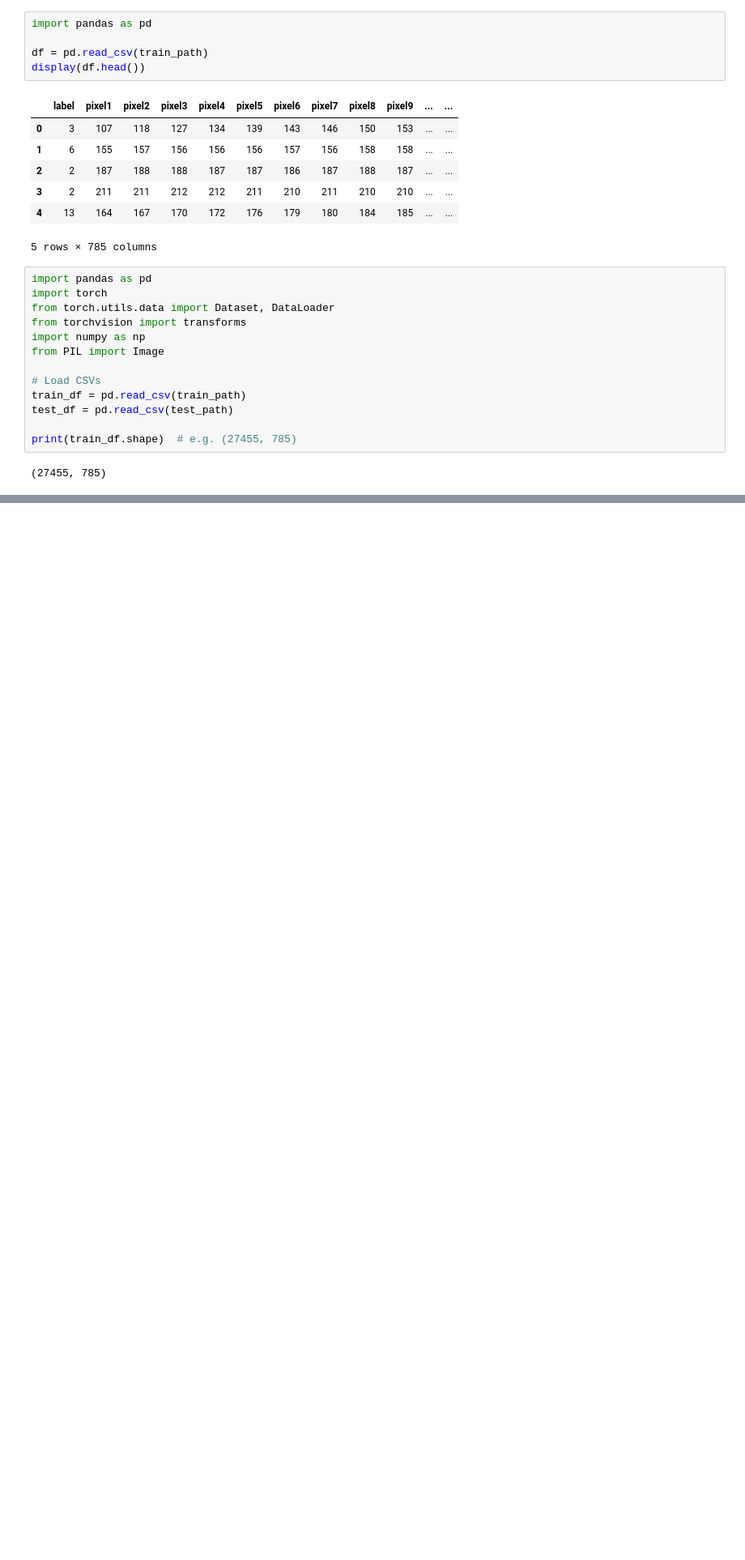
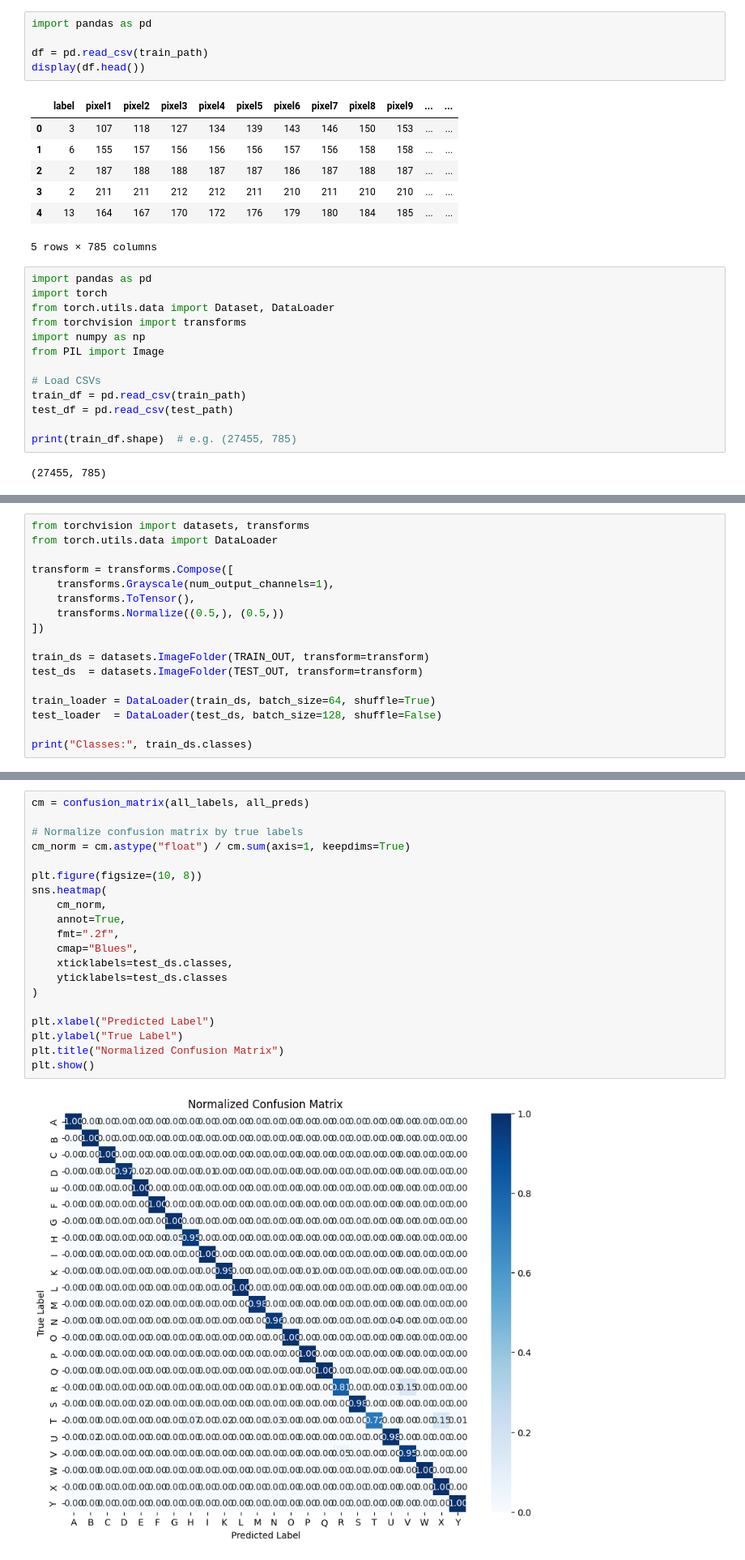
Before and after one commit to NLalithChaitanya/Sign_Language_recognition, a Jupyter notebook: sign_lang.ipynb, the cells around one changed output, grey strips where cells are left out. Shown at 81% size. Drawn from its saved outputs; the diff is of its cells as text; blank space fills up the shorter version.

Commit message:
Finalize sign language recognition pipeline with training, evaluation, and inference

```diff
--- a/sign_lang.ipynb
+++ b/sign_lang.ipynb
@@ -544,0 +151,17 @@ plt.show()
+# %%
+from torchvision import datasets, transforms
+from torch.utils.data import DataLoader
+
+transform = transforms.Compose([
+    transforms.Grayscale(num_output_channels=1),
+    transforms.ToTensor(),
+    transforms.Normalize((0.5,), (0.5,))
+])
+
+train_ds = datasets.ImageFolder(TRAIN_OUT, transform=transform)
+test_ds  = datasets.ImageFolder(TEST_OUT, transform=transform)
+
+train_loader = DataLoader(train_ds, batch_size=64, shuffle=True)
+test_loader  = DataLoader(test_ds, batch_size=128, shuffle=False)
+
+print("Classes:", train_ds.classes)
@@ -544,0 +382,22 @@ plt.show()
+# %%
+cm = confusion_matrix(all_labels, all_preds)
+
+# Normalize confusion matrix by true labels
+cm_norm = cm.astype("float") / cm.sum(axis=1, keepdims=True)
+
+plt.figure(figsize=(10, 8))
+sns.heatmap(
+    cm_norm,
+    annot=True,
+    fmt=".2f",
+    cmap="Blues",
+    xticklabels=test_ds.classes,
+    yticklabels=test_ds.classes
+)
+
+plt.xlabel("Predicted Label")
+plt.ylabel("True Label")
+plt.title("Normalized Confusion Matrix")
+plt.show()
+# %% [output]
+[figure, added]
```
Also changed, not shown: parts of 51 cells of this notebook, 3 other files.
